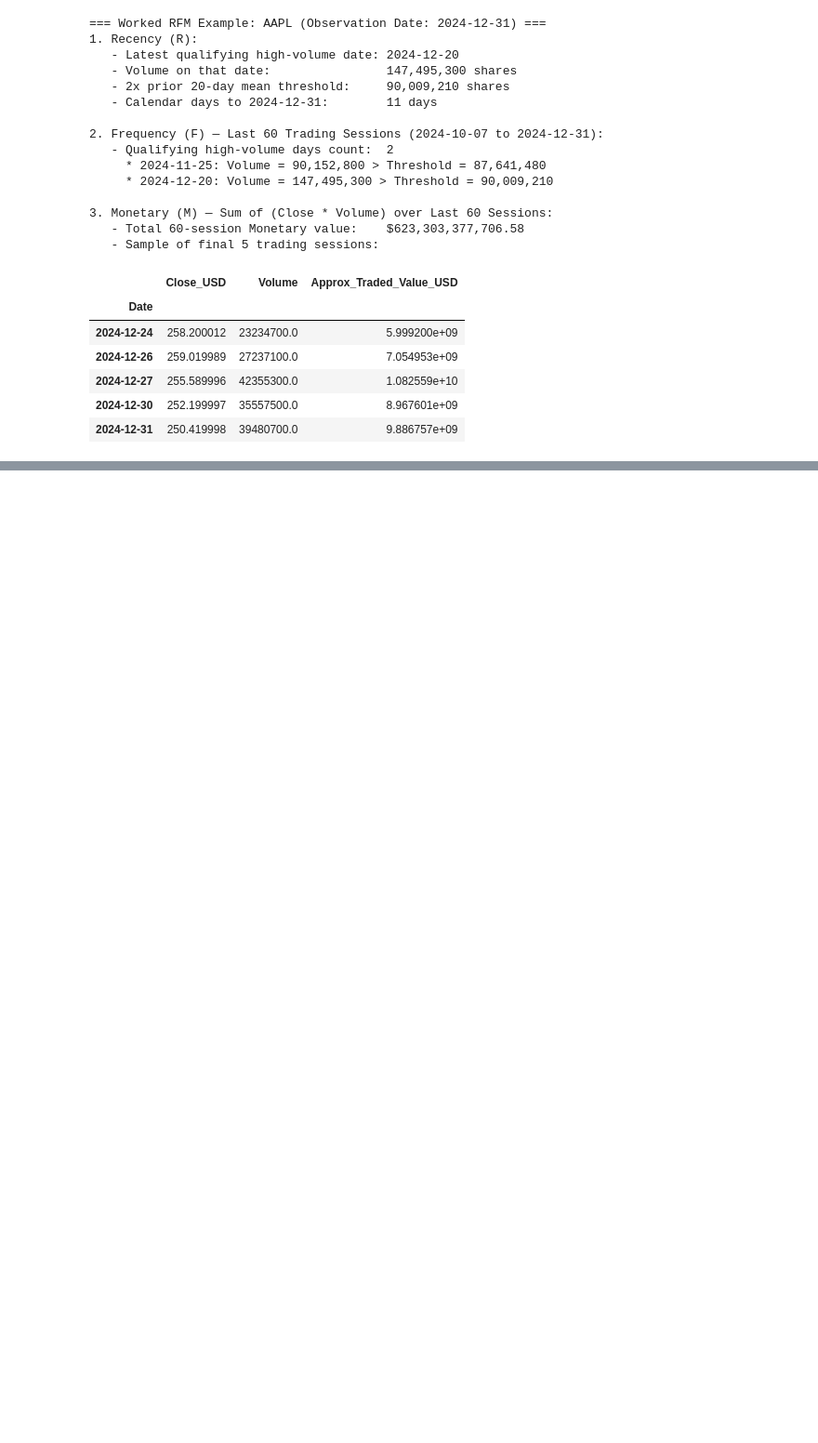
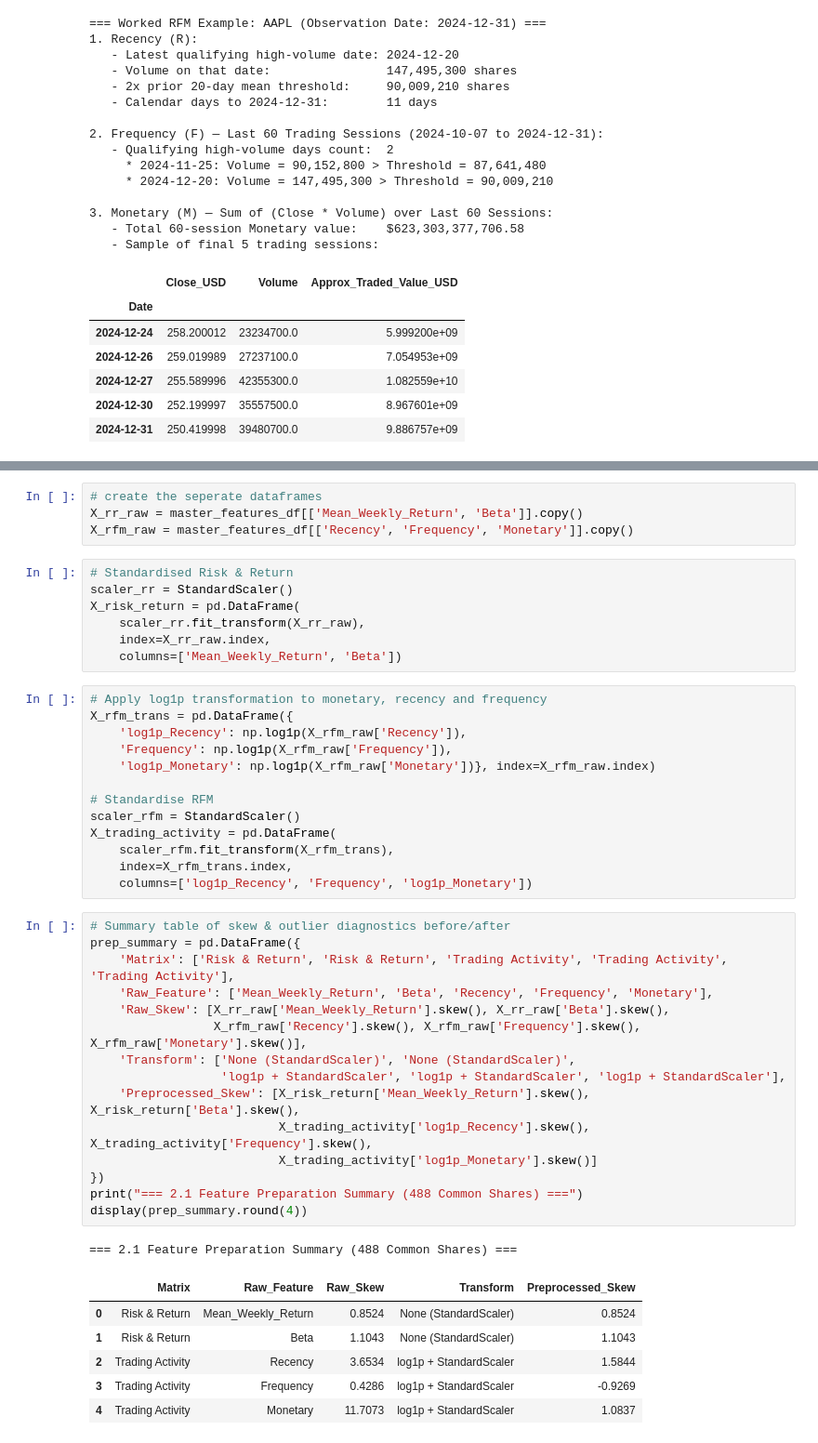
Before and after one commit to Govindu-Sathruwan/CRM-CM-CW1, a Jupyter notebook: CRM_&_CM_CW1.ipynb, the cells around one changed output, grey strips where cells are left out. Shown at 93% size. Drawn from its saved outputs; the diff is of its cells as text; blank space fills up the shorter version.

```diff
--- a/CRM_&_CM_CW1.ipynb
+++ b/CRM_&_CM_CW1.ipynb
@@ -902,0 +916,47 @@ Remaining zero-volume entries:      451
+# %%
+# create the seperate dataframes
+X_rr_raw = master_features_df[['Mean_Weekly_Return', 'Beta']].copy()
+X_rfm_raw = master_features_df[['Recency', 'Frequency', 'Monetary']].copy()
+# %%
+# Standardised Risk & Return
+scaler_rr = StandardScaler()
+X_risk_return = pd.DataFrame(
+    scaler_rr.fit_transform(X_rr_raw),
+    index=X_rr_raw.index,
+    columns=['Mean_Weekly_Return', 'Beta'])
+# %%
+# Apply log1p transformation to monetary, recency and frequency
+X_rfm_trans = pd.DataFrame({
+    'log1p_Recency': np.log1p(X_rfm_raw['Recency']),
+    'Frequency': np.log1p(X_rfm_raw['Frequency']),
+    'log1p_Monetary': np.log1p(X_rfm_raw['Monetary'])}, index=X_rfm_raw.index)
+
+# Standardise RFM
+scaler_rfm = StandardScaler()
+X_trading_activity = pd.DataFrame(
+    scaler_rfm.fit_transform(X_rfm_trans),
+    index=X_rfm_trans.index,
+    columns=['log1p_Recency', 'Frequency', 'log1p_Monetary'])
+# %%
+# Summary table of skew & outlier diagnostics before/after
+prep_summary = pd.DataFrame({
+    'Matrix': ['Risk & Return', 'Risk & Return', 'Trading Activity', 'Trading Activity', 'Trading Activity'],
+    'Raw_Feature': ['Mean_Weekly_Return', 'Beta', 'Recency', 'Frequency', 'Monetary'],
+    'Raw_Skew': [X_rr_raw['Mean_Weekly_Return'].skew(), X_rr_raw['Beta'].skew(),
+                 X_rfm_raw['Recency'].skew(), X_rfm_raw['Frequency'].skew(), X_rfm_raw['Monetary'].skew()],
+    'Transform': ['None (StandardScaler)', 'None (StandardScaler)',
+                  'log1p + StandardScaler', 'log1p + StandardScaler', 'log1p + StandardScaler'],
+    'Preprocessed_Skew': [X_risk_return['Mean_Weekly_Return'].skew(), X_risk_return['Beta'].skew(),
+                          X_trading_activity['log1p_Recency'].skew(), X_trading_activity['Frequency'].skew(),
+                          X_trading_activity['log1p_Monetary'].skew()]
+})
+print("=== 2.1 Feature Preparation Summary (488 Common Shares) ===")
+display(prep_summary.round(4))
+# %% [output]
+=== 2.1 Feature Preparation Summary (488 Common Shares) ===
+|  | Matrix | Raw_Feature | Raw_Skew | Transform | Preprocessed_Skew |
+| 0 | Risk & Return | Mean_Weekly_Return | 0.8524 | None (StandardScaler) | 0.8524 |
+| 1 | Risk & Return | Beta | 1.1043 | None (StandardScaler) | 1.1043 |
+| 2 | Trading Activity | Recency | 3.6534 | log1p + StandardScaler | 1.5844 |
+| 3 | Trading Activity | Frequency | 0.4286 | log1p + StandardScaler | -0.9269 |
+| 4 | Trading Activity | Monetary | 11.7073 | log1p + StandardScaler | 1.0837 |
```
Also changed, not shown: parts of 8 cells of this notebook.
